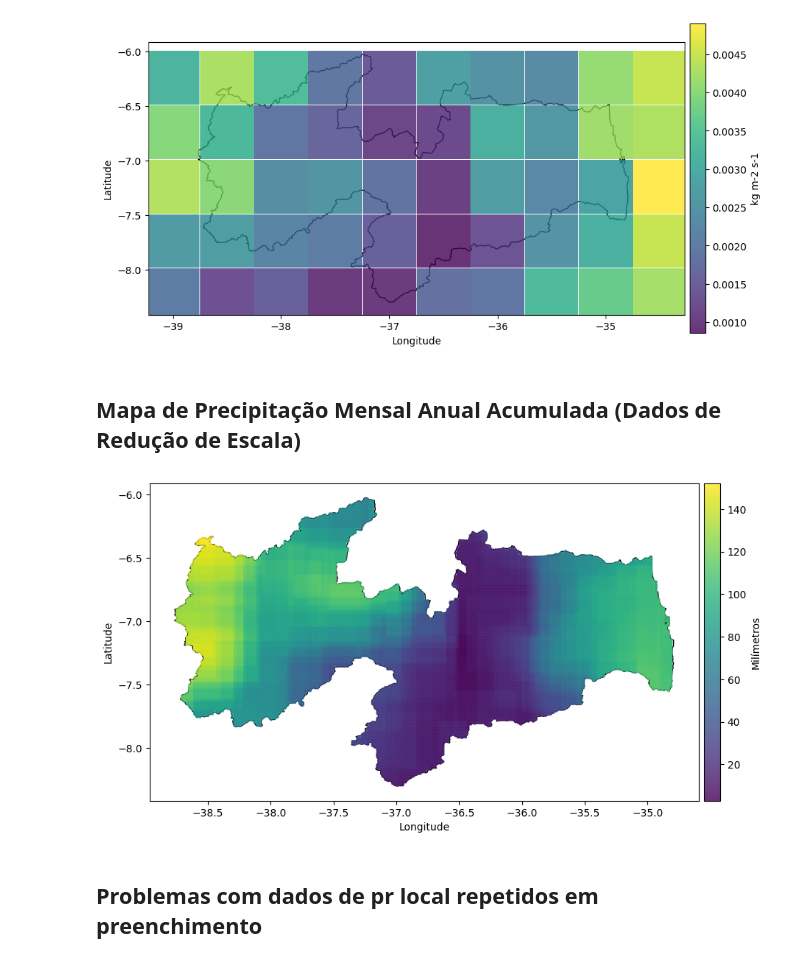
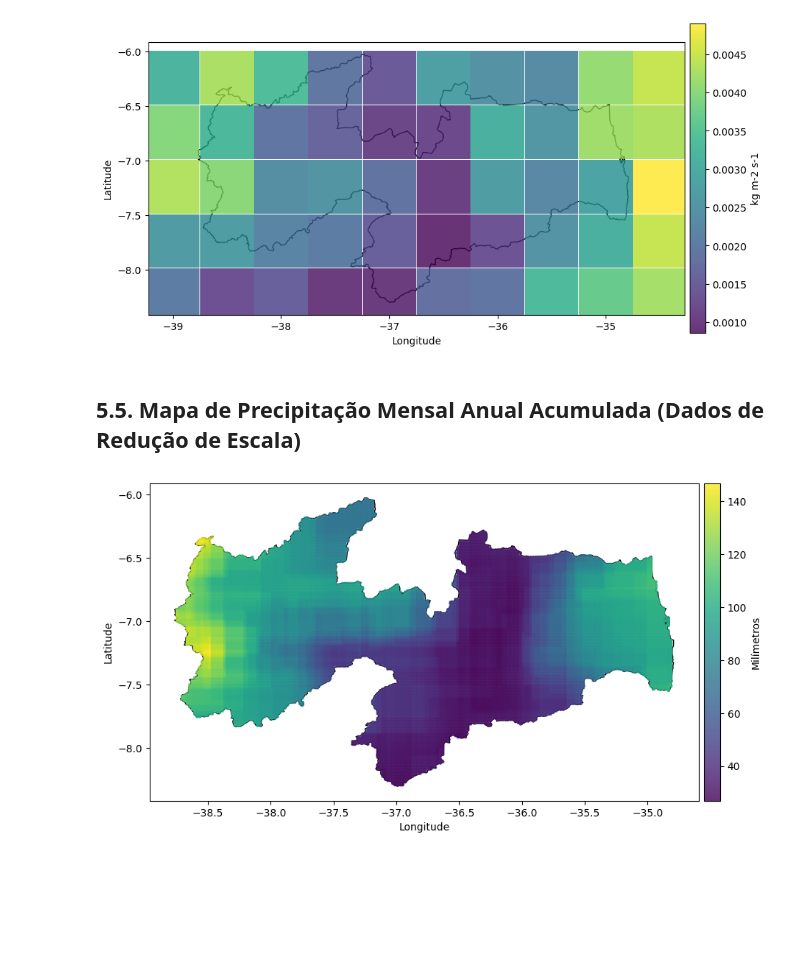
Before and after one commit to alexandre11aa/rainscale, a Jupyter notebook: case_study/notebooks/5_charts.ipynb, the cells around one changed output. Drawn from its saved outputs; the diff is of its cells as text; code cells hidden in the pictures; blank space fills up the shorter version.

```diff
--- a/case_study/notebooks/5_charts.ipynb
+++ b/case_study/notebooks/5_charts.ipynb
@@ -105,17 +162,15 @@ grafico_de_chuvas(df_cmip6_sum, 'pr', 'kg m-2 s-1', 2900, 'quadrado')
 # %% [output]
 [figure]
 # %% [markdown]
-## Mapa de Precipitação Mensal Anual Acumulada (Dados de Redução de Escala)
+## 5.5. Mapa de Precipitação Mensal Anual Acumulada (Dados de Redução de Escala)
 # %%
-model = joblib.load("../models/aesa_to_cnrm_cm6_1hr_sum_downscaling_database.joblib")
+model = joblib.load("../models/statistical_downscaling_spatialization.joblib")
 
 df_espacializado = gerador_de_df(estado_gdf, 2023, 2023)
 df_espacializado = df_espacializado[model.feature_names_in_]
 df_espacializado = df_espacializado[df_espacializado['mes'] == 1]
 df_espacializado['pr'] = model.predict(df_espacializado)
 
 grafico_de_chuvas(df_espacializado, 'pr', 'Milímetros', 10)
 # %% [output]
-[figure, old version]
+[figure, new version]
-# %% [markdown]
-## Problemas com dados de pr local repetidos em preenchimento
```
Also changed, not shown: parts of 23 cells of this notebook, 17 other files.
